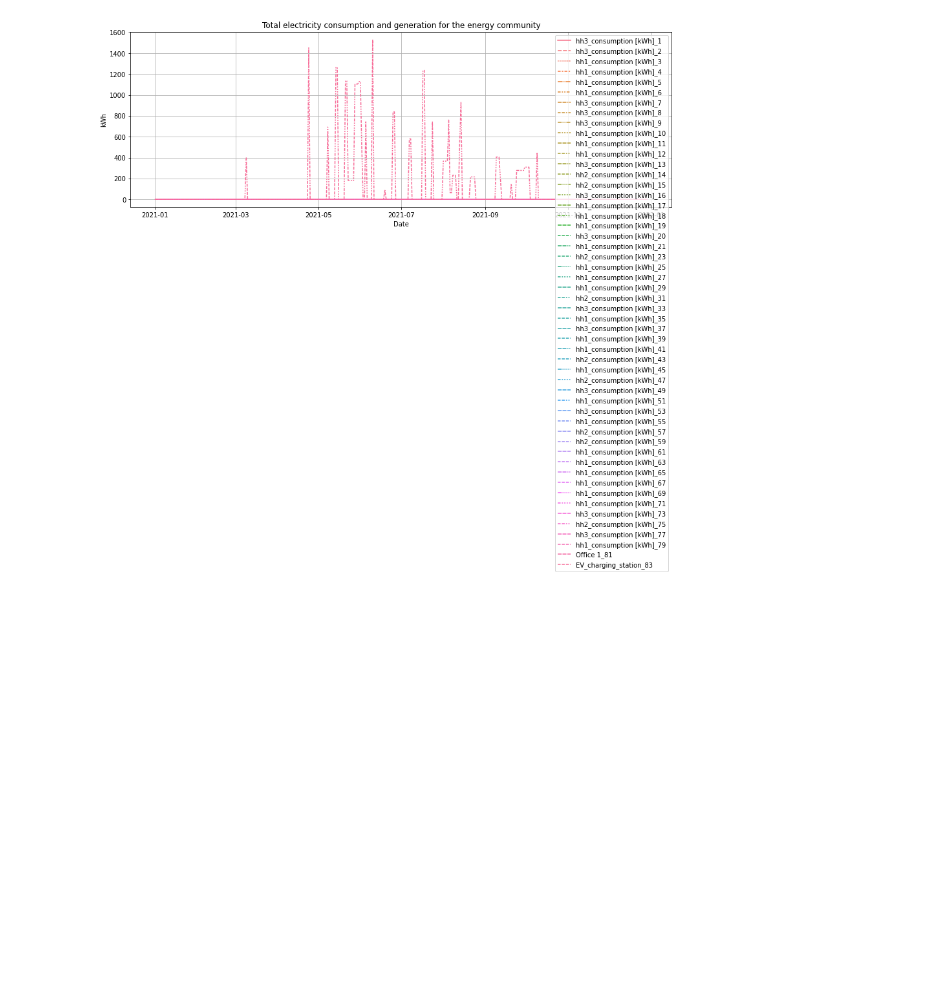
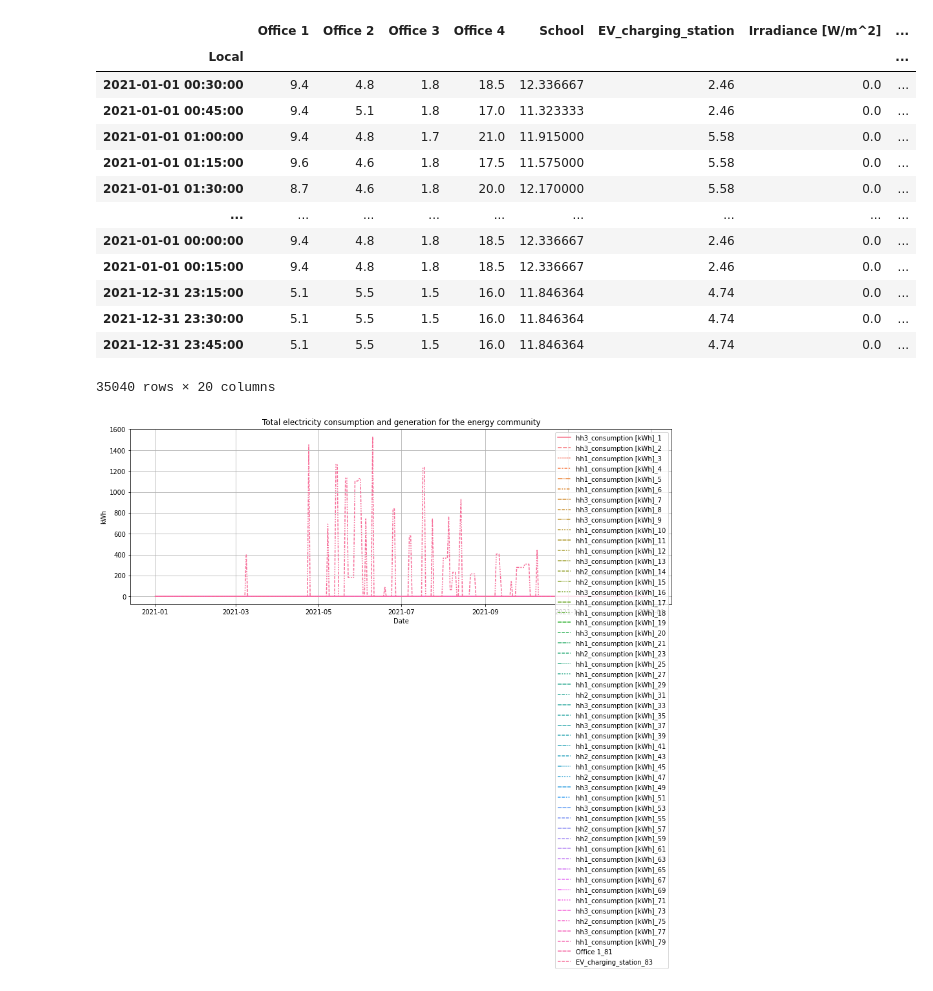
Before and after one commit to SoniAnmol/Modelling-Dutch-Energy-Communities, a Jupyter notebook: example/check_results.ipynb, the cells around one changed output. Drawn from its saved outputs; the diff is of its cells as text; code cells hidden in the pictures; blank space fills up the shorter version.

```diff
--- a/example/check_results.ipynb
+++ b/example/check_results.ipynb
@@ -106,0 +124,20 @@ shifted_load
+# %%
+df = pd.read_csv("../data/processed/model_input_data.csv", parse_dates=['Local'], infer_datetime_format=True,
+                 index_col=0)
+# %%
+df
+# %% [output]
+|  | Office 1 | Office 2 | Office 3 | Office 4 | School | EV_charging_station | Irradiance [W/m^2] | ... |
+| Local |  |  |  |  |  |  |  | ... |
+| 2021-01-01 00:30:00 | 9.4 | 4.8 | 1.8 | 18.5 | 12.336667 | 2.46 | 0.0 | ... |
+| 2021-01-01 00:45:00 | 9.4 | 5.1 | 1.8 | 17.0 | 11.323333 | 2.46 | 0.0 | ... |
+| 2021-01-01 01:00:00 | 9.4 | 4.8 | 1.7 | 21.0 | 11.915000 | 5.58 | 0.0 | ... |
+| 2021-01-01 01:15:00 | 9.6 | 4.6 | 1.8 | 17.5 | 11.575000 | 5.58 | 0.0 | ... |
+| 2021-01-01 01:30:00 | 8.7 | 4.6 | 1.8 | 20.0 | 12.170000 | 5.58 | 0.0 | ... |
+| ... | ... | ... | ... | ... | ... | ... | ... | ... |
+| 2021-01-01 00:00:00 | 9.4 | 4.8 | 1.8 | 18.5 | 12.336667 | 2.46 | 0.0 | ... |
+| 2021-01-01 00:15:00 | 9.4 | 4.8 | 1.8 | 18.5 | 12.336667 | 2.46 | 0.0 | ... |
+| 2021-12-31 23:15:00 | 5.1 | 5.5 | 1.5 | 16.0 | 11.846364 | 4.74 | 0.0 | ... |
+| 2021-12-31 23:30:00 | 5.1 | 5.5 | 1.5 | 16.0 | 11.846364 | 4.74 | 0.0 | ... |
+| 2021-12-31 23:45:00 | 5.1 | 5.5 | 1.5 | 16.0 | 11.846364 | 4.74 | 0.0 | ... |
+35040 rows × 20 columns
```
Also changed, not shown: parts of 7 cells of this notebook, 7 other files.
